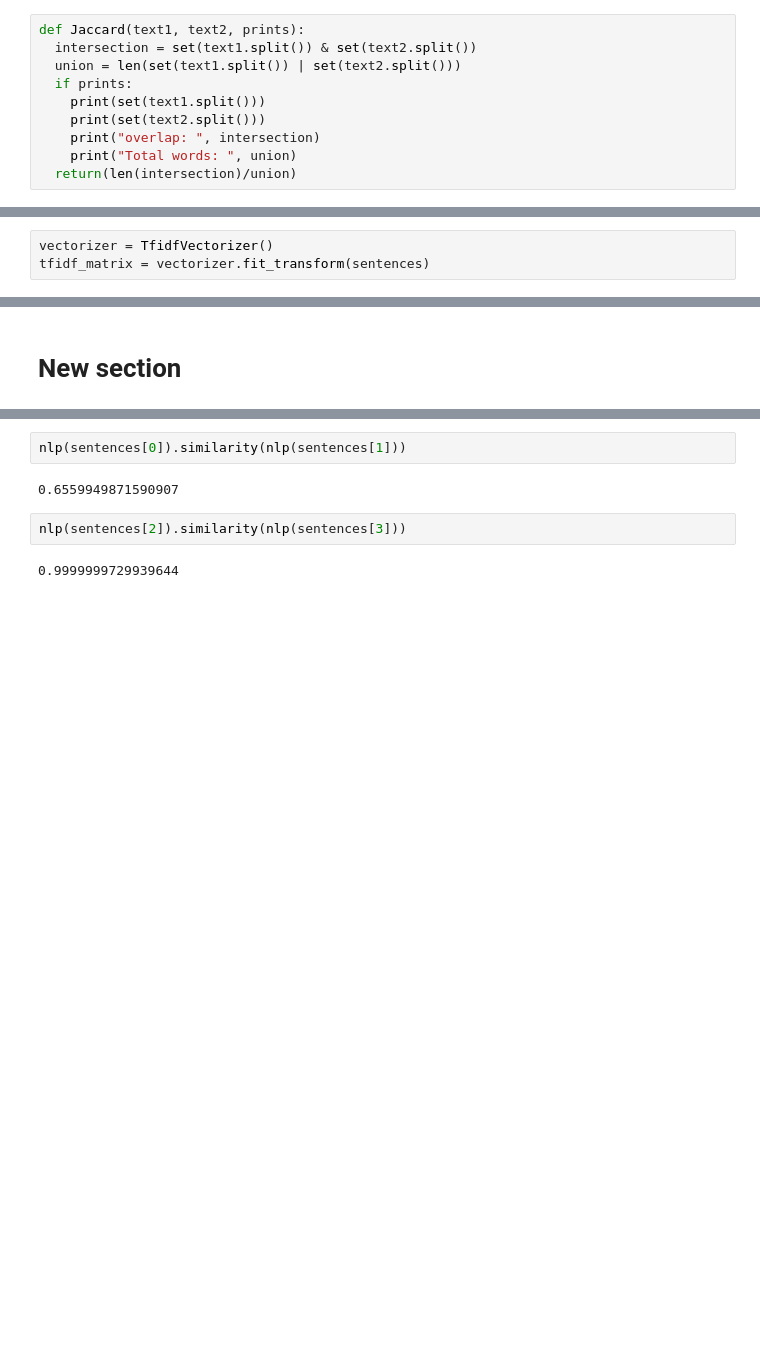
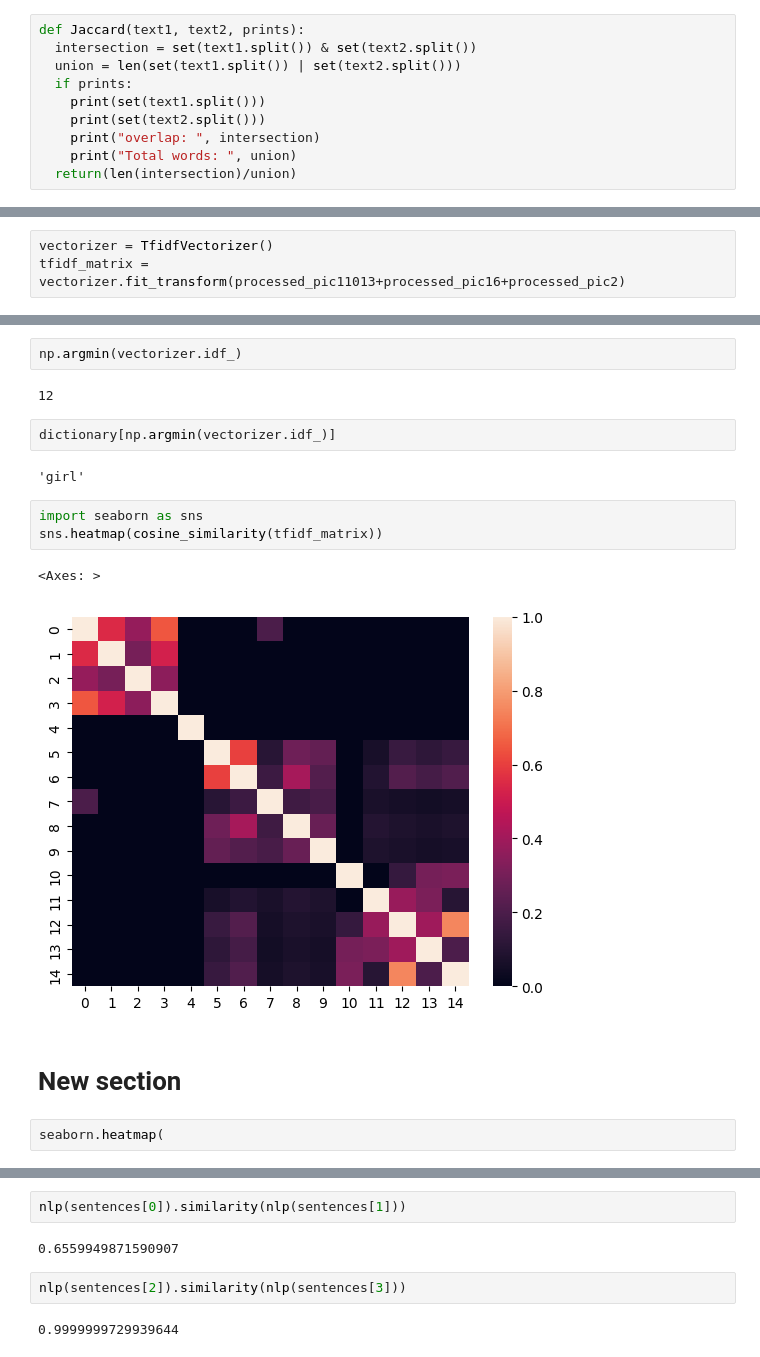
Before and after one commit to ak-malone/NLU, a Jupyter notebook: examples.ipynb, the cells around one changed output, grey strips where cells are left out. Saved outputs shown, nothing was run; the diff lists cells and outputs as text; blank space fills up the shorter version.

```diff
--- a/examples.ipynb
+++ b/examples.ipynb
@@ -133,6 +140,6 @@ woman look alike perform stage
 # %%
 vectorizer = TfidfVectorizer()
-tfidf_matrix = vectorizer.fit_transform(sentences)
+tfidf_matrix = vectorizer.fit_transform(processed_pic11013+processed_pic16+processed_pic2)
 # %%
 tfidf_matrix.todense()
 # %% [output]
@@ -156,5 +174,21 @@ matrix([[0.        , 0.        , 0.        , 0.        , 0.        ,
+# %%
+np.argmin(vectorizer.idf_)
+# %% [output]
+12
+# %%
+dictionary[np.argmin(vectorizer.idf_)]
+# %% [output]
+'girl'
+# %%
+import seaborn as sns
+sns.heatmap(cosine_similarity(tfidf_matrix))
+# %% [output]
+<Axes: >
+[figure, added]
 # %% [markdown]
 # New section
+# %%
+seaborn.heatmap(
 # %%
 cosine_similarity(tfidf_matrix[0], tfidf_matrix[1])
 # %% [output]
```
Also changed, not shown: parts of 36 cells of this notebook.
